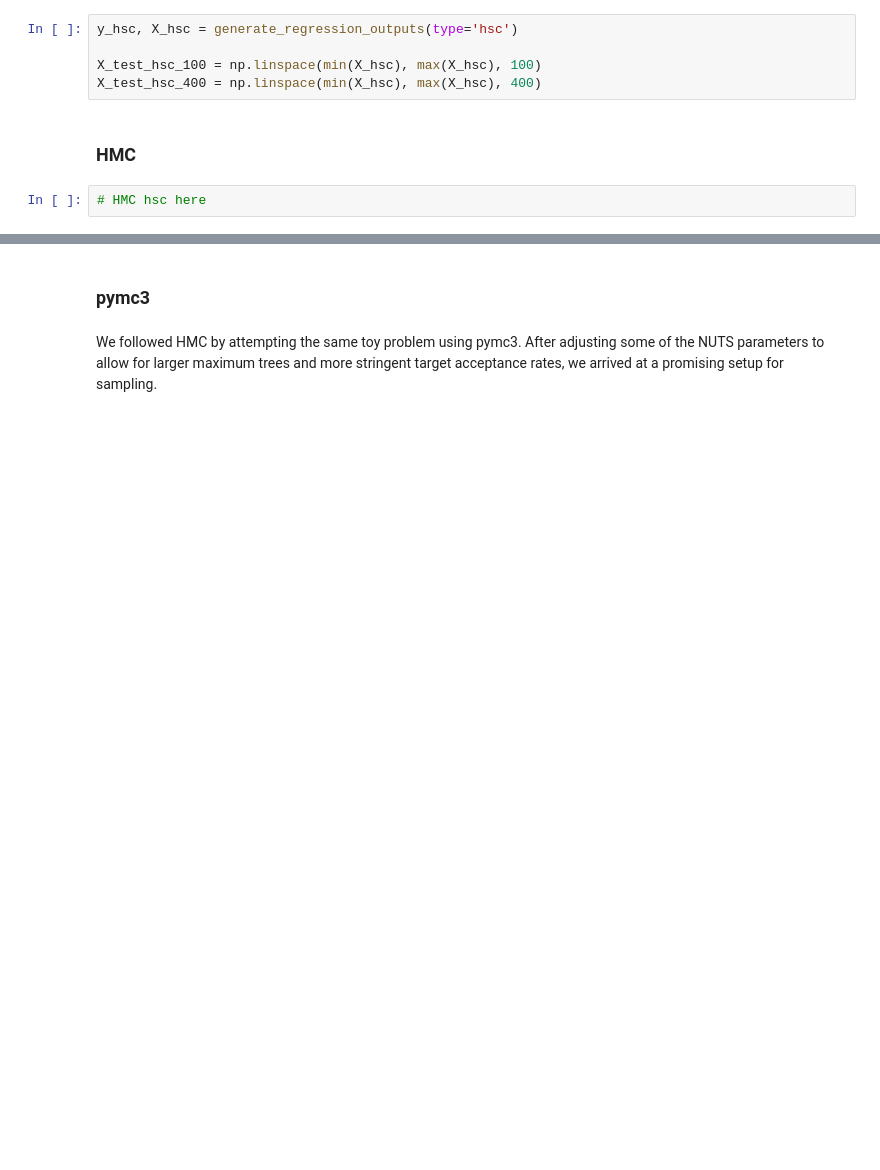
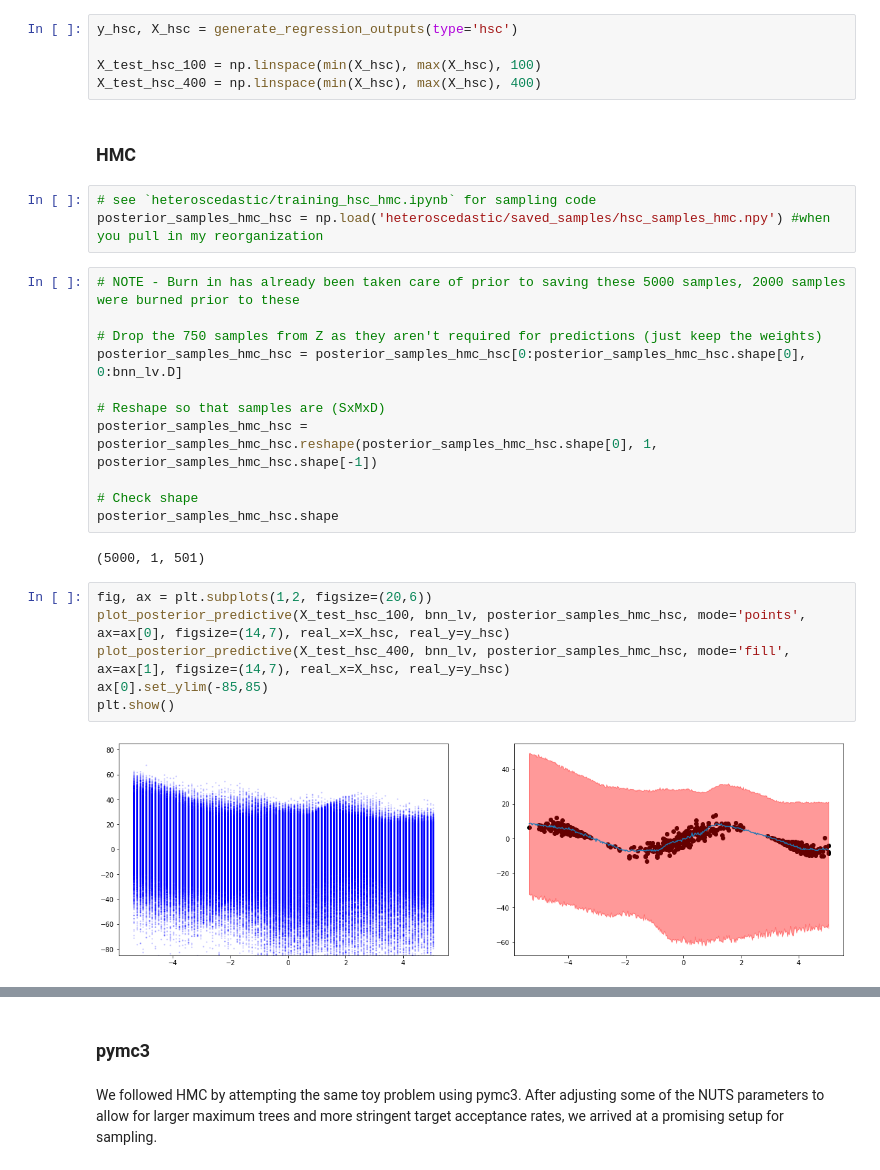
Before and after one commit to 2020fa-207-final-project/decomposition-of-uncertainty, a Jupyter notebook: decomposition_of_uncertainty_report.ipynb, the cells around one changed output, grey strips where cells are left out. Saved outputs shown, nothing was run; the diff lists cells and outputs as text; blank space fills up the shorter version.

Commit message:
another checkpoint

```diff
--- a/decomposition_of_uncertainty_report.ipynb
+++ b/decomposition_of_uncertainty_report.ipynb
@@ -433,5 +487,27 @@ X_test_hsc_100 = np.linspace(min(X_hsc), max(X_hsc), 100)
 X_test_hsc_400 = np.linspace(min(X_hsc), max(X_hsc), 400)
 # %% [markdown]
 ### HMC
-# %%
-# HMC hsc here
+# %%
+# see `heteroscedastic/training_hsc_hmc.ipynb` for sampling code
+posterior_samples_hmc_hsc = np.load('heteroscedastic/saved_samples/hsc_samples_hmc.npy') #when you pull in my reorganization
+# %%
+# NOTE - Burn in has already been taken care of prior to saving these 5000 samples, 2000 samples were burned prior to these
+
+# Drop the 750 samples from Z as they aren't required for predictions (just keep the weights)
+posterior_samples_hmc_hsc = posterior_samples_hmc_hsc[0:posterior_samples_hmc_hsc.shape[0], 0:bnn_lv.D]
+
+# Reshape so that samples are (SxMxD)
+posterior_samples_hmc_hsc = posterior_samples_hmc_hsc.reshape(posterior_samples_hmc_hsc.shape[0], 1, posterior_samples_hmc_hsc.shape[-1])
+
+# Check shape
+posterior_samples_hmc_hsc.shape
+# %% [output]
+(5000, 1, 501)
+# %%
+fig, ax = plt.subplots(1,2, figsize=(20,6))
+plot_posterior_predictive(X_test_hsc_100, bnn_lv, posterior_samples_hmc_hsc, mode='points', ax=ax[0], figsize=(14,7), real_x=X_hsc, real_y=y_hsc)
+plot_posterior_predictive(X_test_hsc_400, bnn_lv, posterior_samples_hmc_hsc, mode='fill', ax=ax[1], figsize=(14,7), real_x=X_hsc, real_y=y_hsc)
+ax[0].set_ylim(-85,85)
+plt.show()
+# %% [output]
+[figure, added]
```
Also changed, not shown: parts of 32 cells of this notebook.
